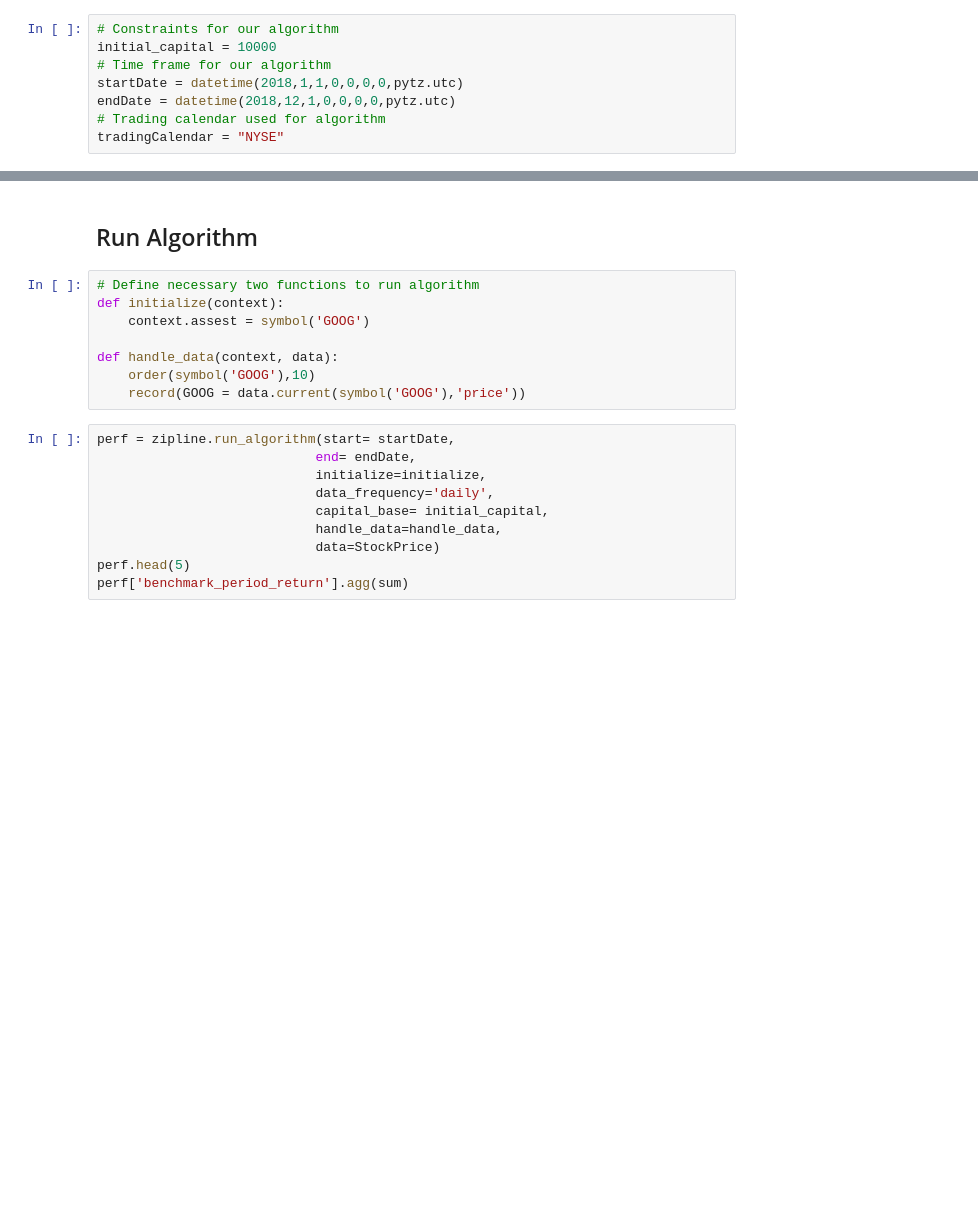
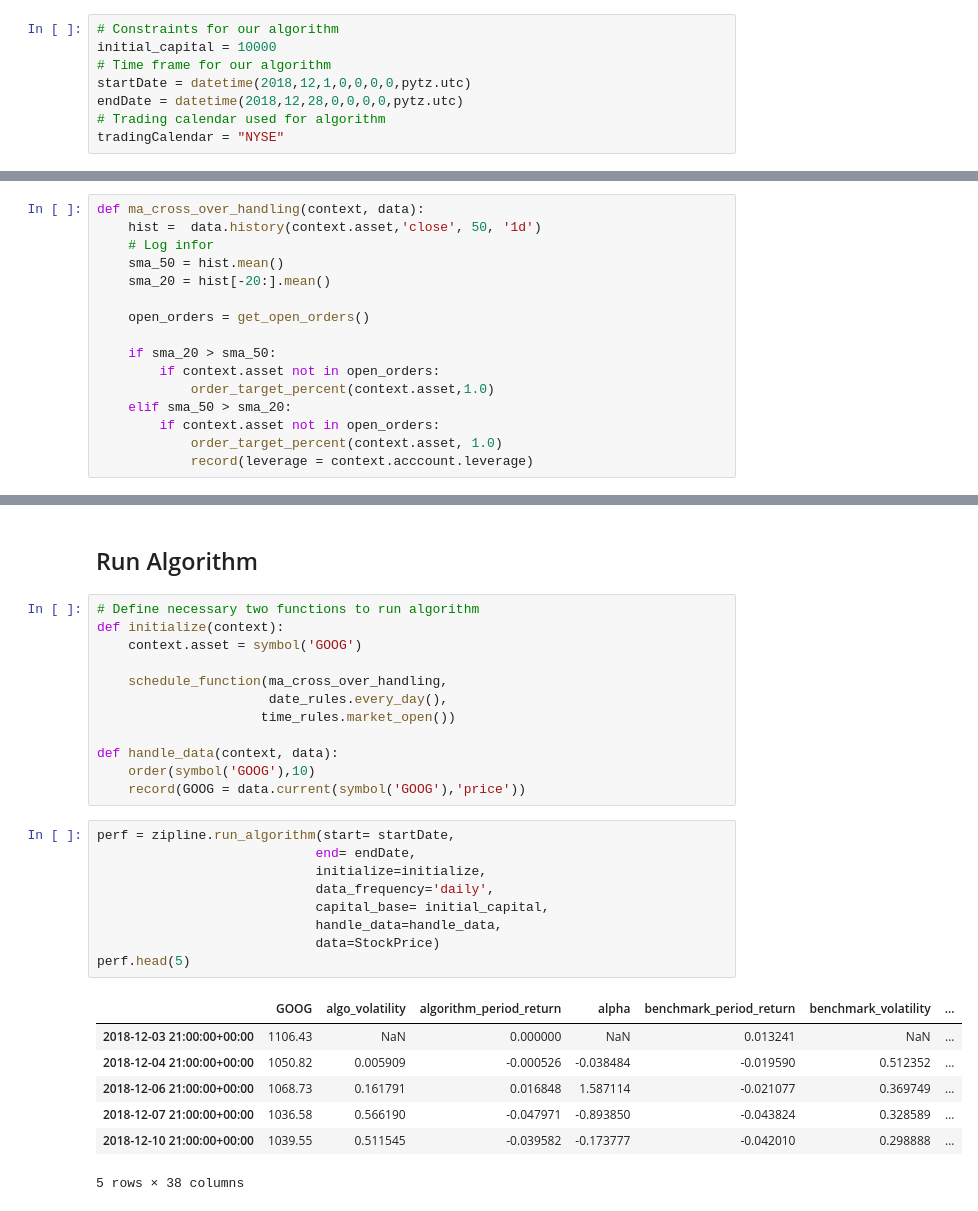
Before and after one commit to demidang12/PSTAT134FinalGroupProject, a Jupyter notebook: FinalProject.ipynb, the cells around one changed output, grey strips where cells are left out. Drawn from its saved outputs; the diff is of its cells as text; blank space fills up the shorter version.

```diff
--- a/FinalProject.ipynb
+++ b/FinalProject.ipynb
@@ -77,7 +136,7 @@ data['GOOG']['close']
 # Constraints for our algorithm
 initial_capital = 10000
 # Time frame for our algorithm
-startDate = datetime(2018,1,1,0,0,0,0,pytz.utc)
-endDate = datetime(2018,12,1,0,0,0,0,pytz.utc)
+startDate = datetime(2018,12,1,0,0,0,0,pytz.utc)
+endDate = datetime(2018,12,28,0,0,0,0,pytz.utc)
 # Trading calendar used for algorithm
 tradingCalendar = "NYSE"
@@ -83,0 +145,16 @@ tradingCalendar = "NYSE"
+# %%
+def ma_cross_over_handling(context, data):
+    hist =  data.history(context.asset,'close', 50, '1d')
+    # Log infor
+    sma_50 = hist.mean()
+    sma_20 = hist[-20:].mean()
+
+    open_orders = get_open_orders()
+
+    if sma_20 > sma_50:
+        if context.asset not in open_orders:
+            order_target_percent(context.asset,1.0)
+    elif sma_50 > sma_20:
+        if context.asset not in open_orders:
+            order_target_percent(context.asset, 1.0)
+            record(leverage = context.acccount.leverage)
@@ -86,7 +168,11 @@ tradingCalendar = "NYSE"
 # %%
 # Define necessary two functions to run algorithm
 def initialize(context):
-    context.assest = symbol('GOOG')
+    context.asset = symbol('GOOG')
+
+    schedule_function(ma_cross_over_handling,
+                      date_rules.every_day(),
+                     time_rules.market_open())
 
 def handle_data(context, data):
     order(symbol('GOOG'),10)
@@ -94,10 +180,17 @@ def handle_data(context, data):
 # %%
 perf = zipline.run_algorithm(start= startDate,
                             end= endDate,
                             initialize=initialize,
                             data_frequency='daily',
                             capital_base= initial_capital,
                             handle_data=handle_data,
                             data=StockPrice)
 perf.head(5)
-perf['benchmark_period_return'].agg(sum)
+# %% [output]
+|  | GOOG | algo_volatility | algorithm_period_return | alpha | benchmark_period_return | benchmark_volatility | ... |
+| 2018-12-03 21:00:00+00:00 | 1106.43 | NaN | 0.000000 | NaN | 0.013241 | NaN | ... |
+| 2018-12-04 21:00:00+00:00 | 1050.82 | 0.005909 | -0.000526 | -0.038484 | -0.019590 | 0.512352 | ... |
+| 2018-12-06 21:00:00+00:00 | 1068.73 | 0.161791 | 0.016848 | 1.587114 | -0.021077 | 0.369749 | ... |
+| 2018-12-07 21:00:00+00:00 | 1036.58 | 0.566190 | -0.047971 | -0.893850 | -0.043824 | 0.328589 | ... |
+| 2018-12-10 21:00:00+00:00 | 1039.55 | 0.511545 | -0.039582 | -0.173777 | -0.042010 | 0.298888 | ... |
+5 rows × 38 columns
```
Also changed, not shown: parts of 10 cells of this notebook.
